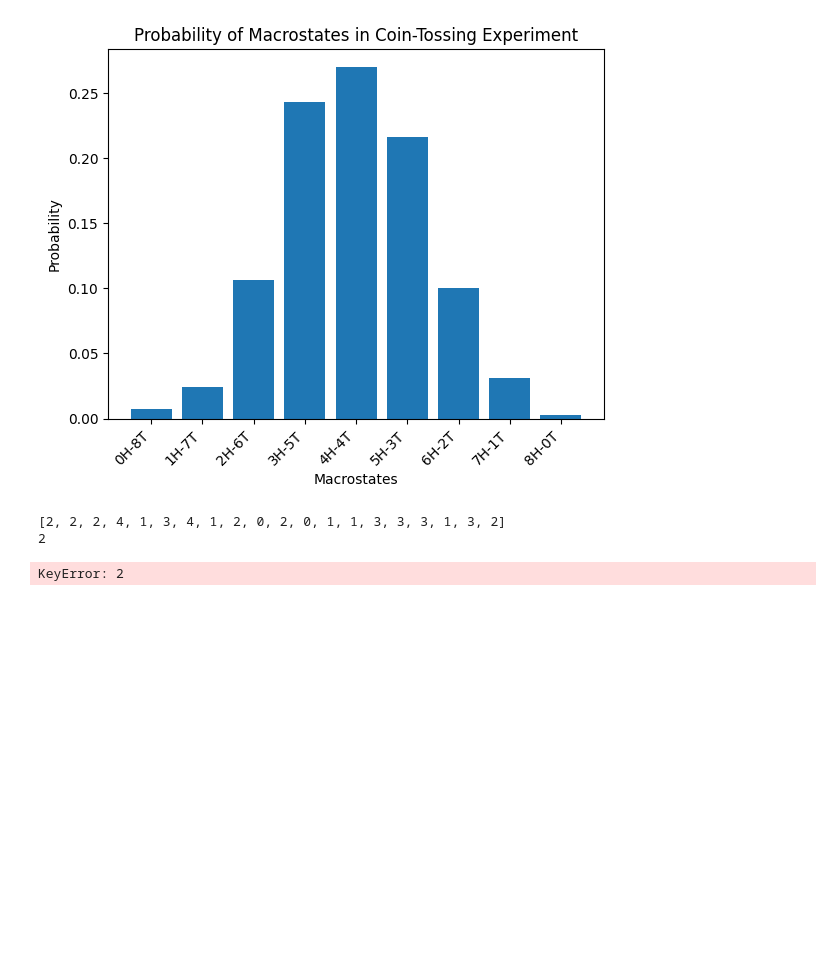
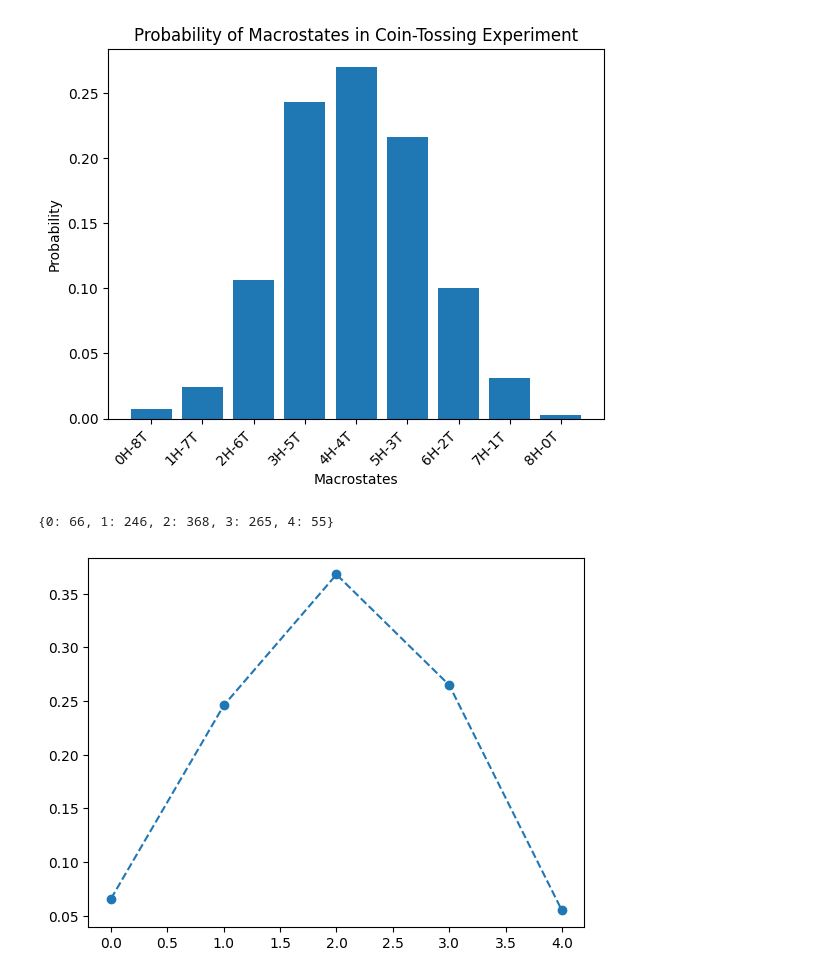
Before and after one commit to navgaur/Statistical-Mech-LOCF, a Jupyter notebook: macrostate_1.ipynb, the cells around one changed output. Saved outputs shown, nothing was run; the diff lists cells and outputs as text; code cells hidden in the pictures; blank space fills up the shorter version.

```diff
--- a/macrostate_1.ipynb
+++ b/macrostate_1.ipynb
@@ -140,34 +140,40 @@ plot_probabilities(probabilities)
 [figure]
 # %%
 import random
+import matplotlib.pyplot as plt
 
 outcomes=['H','T']
 no_coins=4
 
-no_of_events=20
+no_of_events=1000
 
 list_heads=[]
 for _ in range(no_of_events):
   t1=[]
   for _ in range(no_coins):
     t1.append(random.choice(outcomes))
   outcome=''.join(t1)
   no_heads=outcome.count('H')
-#  print(outcome, no_heads)
   list_heads.append(no_heads)
-
-print(list_heads)
 
 macro_state=[0,1,2,3,4]
 
-macro_dict={}
+#initialize dictionary
+for i in macro_state:
+  macro_dict[i] = 0
+
 for i in list_heads:
-  print(i)
   if i in macro_state:
     macro_dict[i] += 1
 
 print(macro_dict)
+
+keys = macro_dict.keys()
+values = macro_dict.values()
+values = [t/no_of_events for t in values]
+
+plt.plot(keys,values,marker='o',linestyle="--")
+plt.show()
 # %% [output]
-[2, 2, 2, 4, 1, 3, 4, 1, 2, 0, 2, 0, 1, 1, 3, 3, 3, 1, 3, 2]
-2
+{0: 66, 1: 246, 2: 368, 3: 265, 4: 55}
-KeyError: 2
+[figure, added]
```
